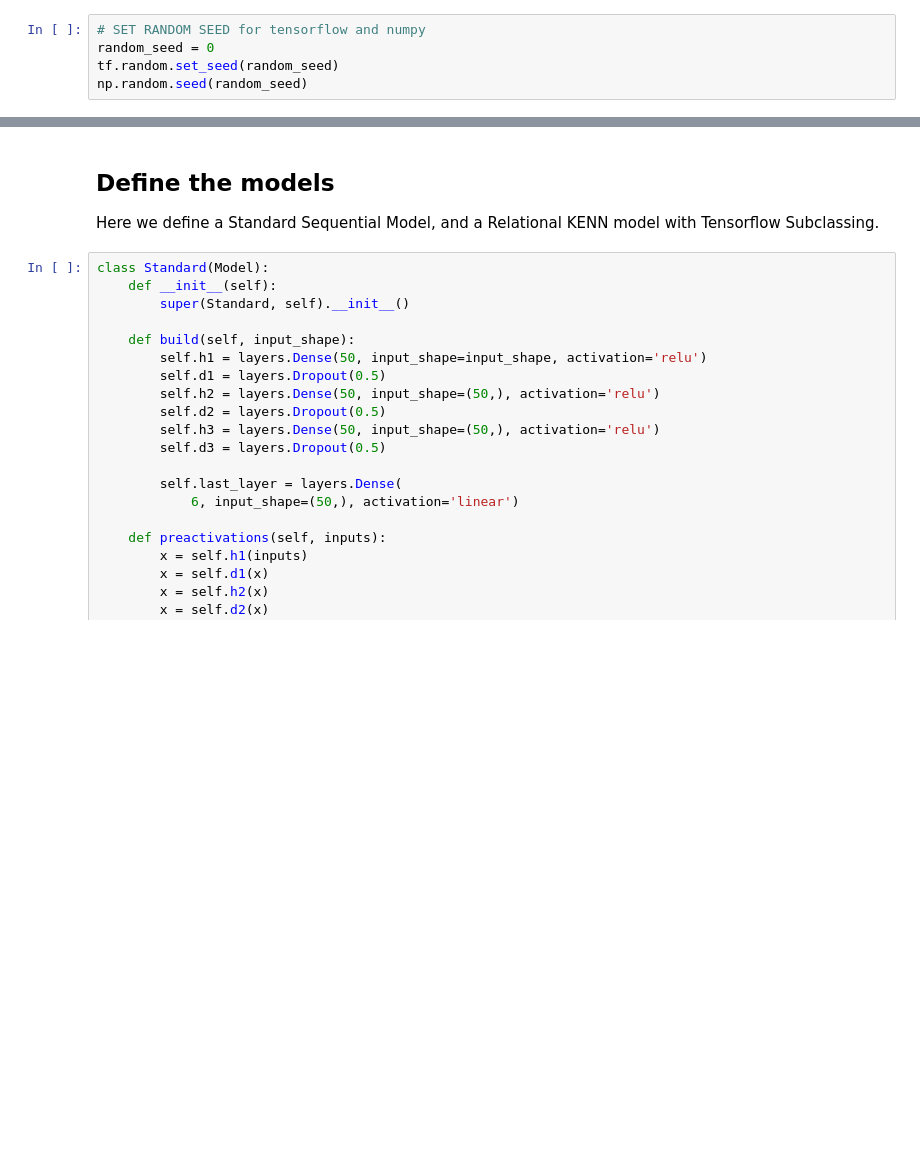
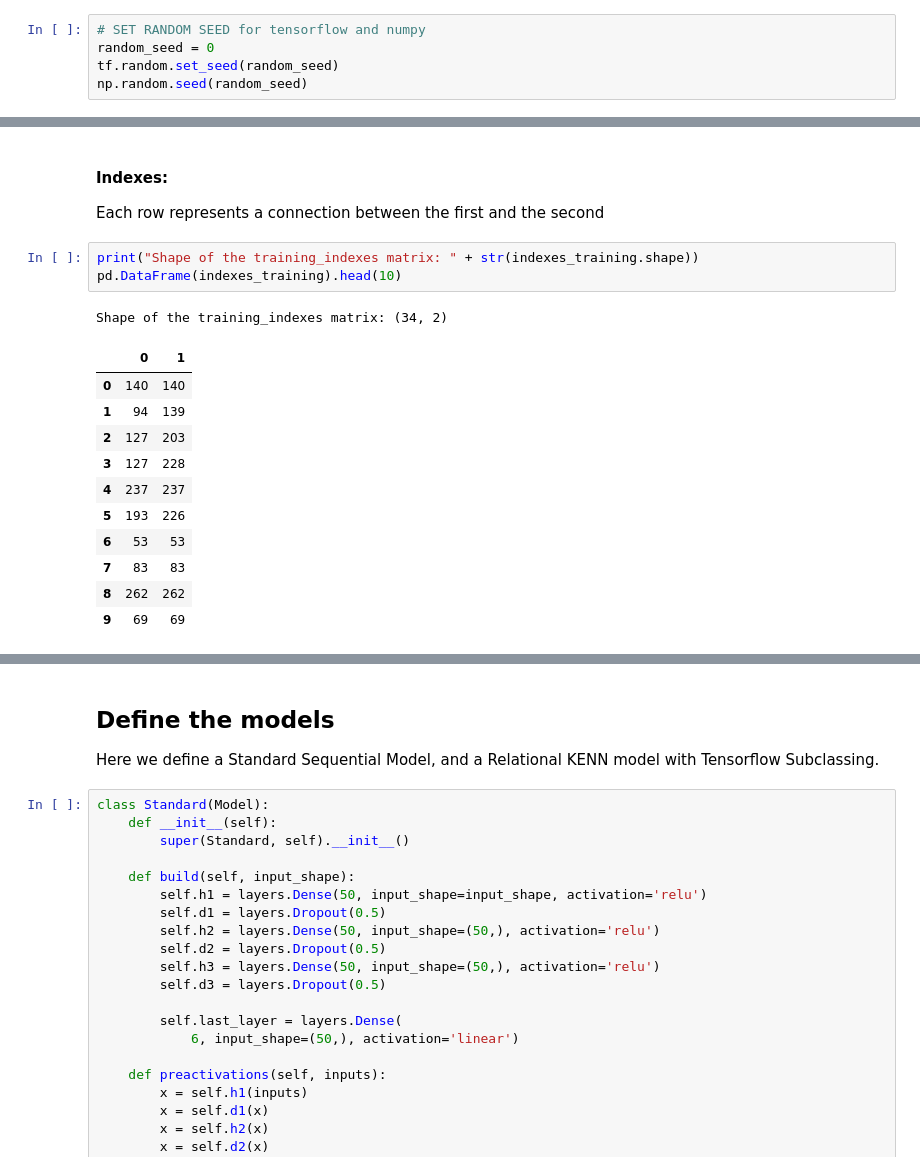
Before and after one commit to rmazzier/KENN-Relational-Tutorial, a Jupyter notebook: KENN Tutorial.ipynb, the cells around one changed output, grey strips where cells are left out. Cells and saved outputs as stored; diff of their text form; blank space fills up the shorter version.

```diff
--- a/KENN Tutorial.ipynb
+++ b/KENN Tutorial.ipynb
@@ -62,0 +130,19 @@ n_features = training_features.shape[1]
+# %% [markdown]
+#### Indexes:
+Each row represents a connection between the first and the second
+# %%
+print("Shape of the training_indexes matrix: " + str(indexes_training.shape))
+pd.DataFrame(indexes_training).head(10)
+# %% [output]
+Shape of the training_indexes matrix: (34, 2)
+|  | 0 | 1 |
+| 0 | 140 | 140 |
+| 1 | 94 | 139 |
+| 2 | 127 | 203 |
+| 3 | 127 | 228 |
+| 4 | 237 | 237 |
+| 5 | 193 | 226 |
+| 6 | 53 | 53 |
+| 7 | 83 | 83 |
+| 8 | 262 | 262 |
+| 9 | 69 | 69 |
```
Also changed, not shown: parts of 35 cells of this notebook, 1 other file.
